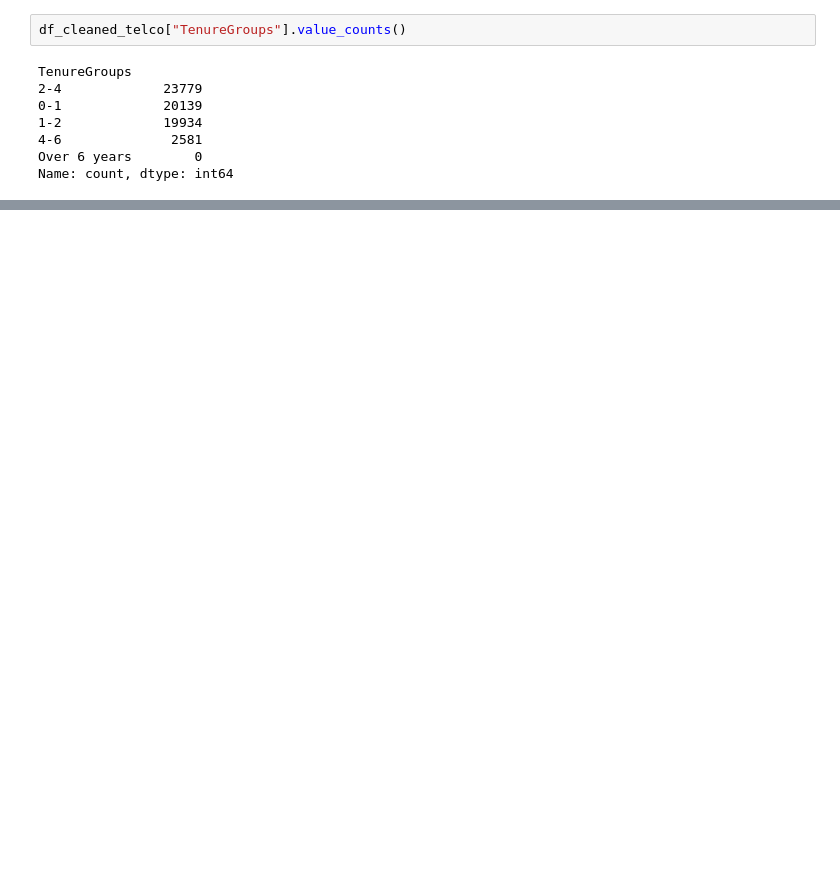
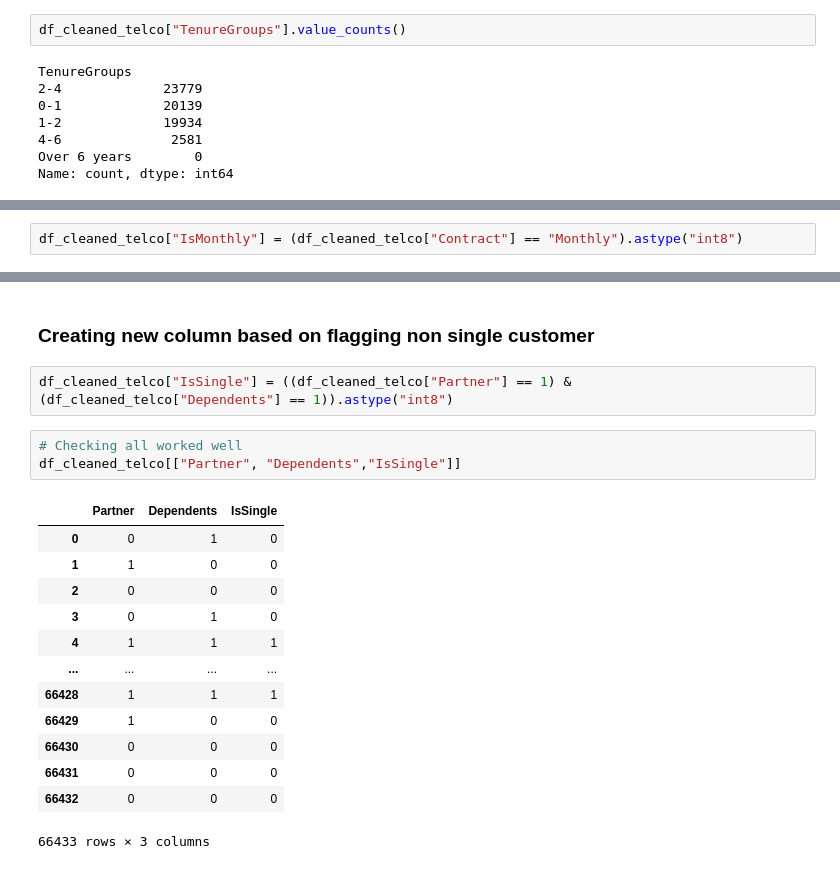
Before and after one commit to igorlam00237/telcoconnect-churn, a Jupyter notebook: notebooks/03_data_feature_engineering.ipynb, the cells around one changed output, grey strips where cells are left out. Saved outputs shown, nothing was run; the diff lists cells and outputs as text; blank space fills up the shorter version.

```diff
--- a/notebooks/03_data_feature_engineering.ipynb
+++ b/notebooks/03_data_feature_engineering.ipynb
@@ -153,0 +173,2 @@ Name: count, dtype: int64
+# %%
+df_cleaned_telco["IsMonthly"] = (df_cleaned_telco["Contract"] == "Monthly").astype("int8")
@@ -153,0 +223,21 @@ Name: count, dtype: int64
+# %% [markdown]
+### Creating new column based on flagging non single customer
+# %%
+df_cleaned_telco["IsSingle"] = ((df_cleaned_telco["Partner"] == 1) & (df_cleaned_telco["Dependents"] == 1)).astype("int8")
+# %%
+# Checking all worked well
+df_cleaned_telco[["Partner", "Dependents","IsSingle"]]
+# %% [output]
+|  | Partner | Dependents | IsSingle |
+| 0 | 0 | 1 | 0 |
+| 1 | 1 | 0 | 0 |
+| 2 | 0 | 0 | 0 |
+| 3 | 0 | 1 | 0 |
+| 4 | 1 | 1 | 1 |
+| ... | ... | ... | ... |
+| 66428 | 1 | 1 | 1 |
+| 66429 | 1 | 0 | 0 |
+| 66430 | 0 | 0 | 0 |
+| 66431 | 0 | 0 | 0 |
+| 66432 | 0 | 0 | 0 |
+66433 rows × 3 columns
```
Also changed, not shown: parts of 43 cells of this notebook, 1 other file.
